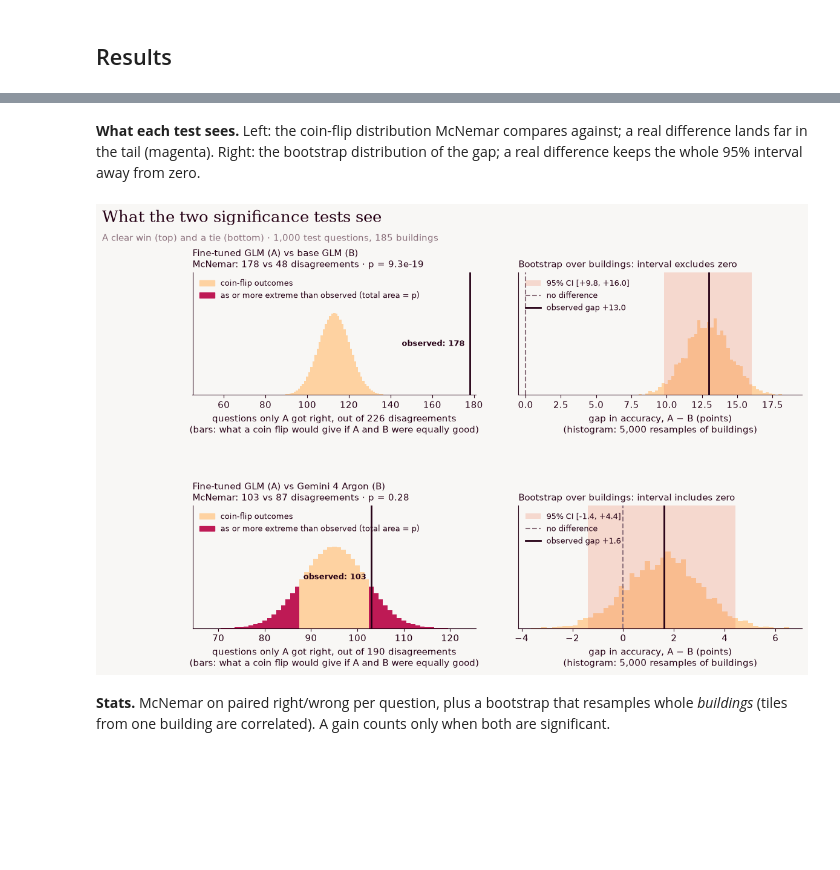
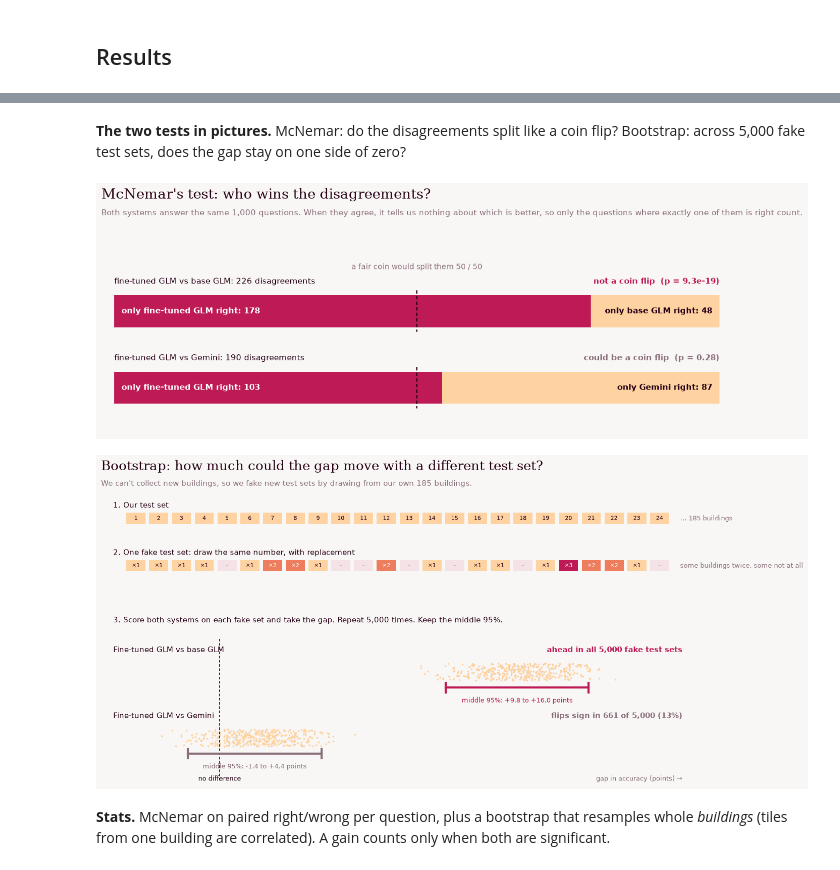
Before and after one commit to sinanuozdemir/ai-experiments, a Jupyter notebook: experiments/floorplancad-symbol-counting/04_sft.ipynb, the cells around one changed output, grey strips where cells are left out. Saved outputs shown, nothing was run; the diff lists cells and outputs as text; code cells hidden in the pictures; blank space fills up the shorter version.

```diff
--- a/experiments/floorplancad-symbol-counting/04_sft.ipynb
+++ b/experiments/floorplancad-symbol-counting/04_sft.ipynb
@@ -73,15 +73,18 @@ rep.significance_table([("glm_sft", "glm"), ("glm_sft", "glm_enum_vote"), ("glm_
 | GLM + vision LoRA (SFT on train b... | 1000 | 78.4% | 75.2% | 3.2 | 118 | 86 | 0.0297 | [+0.3, +6.1] | True | GAIN holds under both tests |
 | GLM + vision LoRA (SFT on train b... | 1000 | 78.4% | 70.5% | 7.9 | 151 | 72 | 0.0000 | [+5.0, +10.7] | True | GAIN holds under both tests |
 # %% [markdown]
-**What each test sees.** Left: the coin-flip distribution McNemar compares against; a real difference lands far in the tail (magenta). Right: the bootstrap distribution of the gap; a real difference keeps the whole 95% interval away from zero.
+**The two tests in pictures.** McNemar: do the disagreements split like a coin flip? Bootstrap: across 5,000 fake test sets, does the gap stay on one side of zero?
 # %%
-rep.fv.significance_panels(
-    [("Fine-tuned GLM (A) vs base GLM (B)", rep.compare("glm_sft", "glm")),
-     ("Fine-tuned GLM (A) vs Gemini 4 Argon (B)", rep.compare("glm_sft", "gemini4"))],
-    unit="question", cluster="building", metric="accuracy",
-    title="What the two significance tests see", subtitle="A clear win (top) and a tie (bottom) · 1,000 test questions, 185 buildings",
-    save="significance")
+rep.fv.mcnemar_figure(
+    [("fine-tuned GLM", "base GLM", "not a coin flip", rep.compare("glm_sft", "glm")),
+     ("fine-tuned GLM", "Gemini", "could be a coin flip", rep.compare("glm_sft", "gemini4"))],
+    unit="question", n_items=1000, save="mcnemar")
+rep.fv.bootstrap_figure(
+    [("Fine-tuned GLM vs base GLM", rep.compare("glm_sft", "glm")),
+     ("Fine-tuned GLM vs Gemini", rep.compare("glm_sft", "gemini4"))],
+    n_clusters=185, cluster="building", metric="accuracy", save="bootstrap")
 # %% [output]
-[figure, old version]
+[figure, new version]
+[figure, added]
 # %% [markdown]
 **Stats.** McNemar on paired right/wrong per question, plus a bootstrap that resamples whole *buildings* (tiles from one building are correlated). A gain counts only when both are significant.
```
Also changed, not shown: 12 other files.
